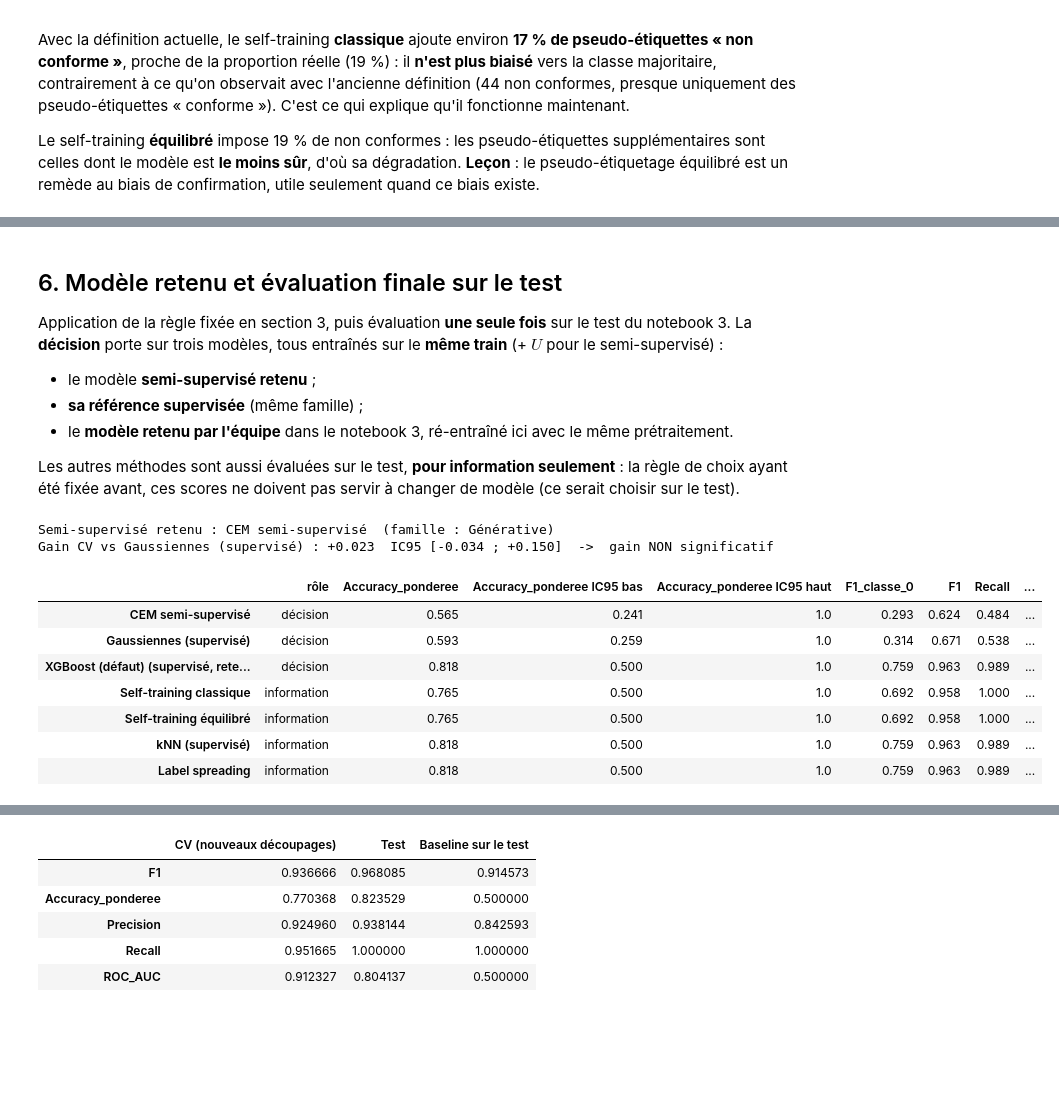
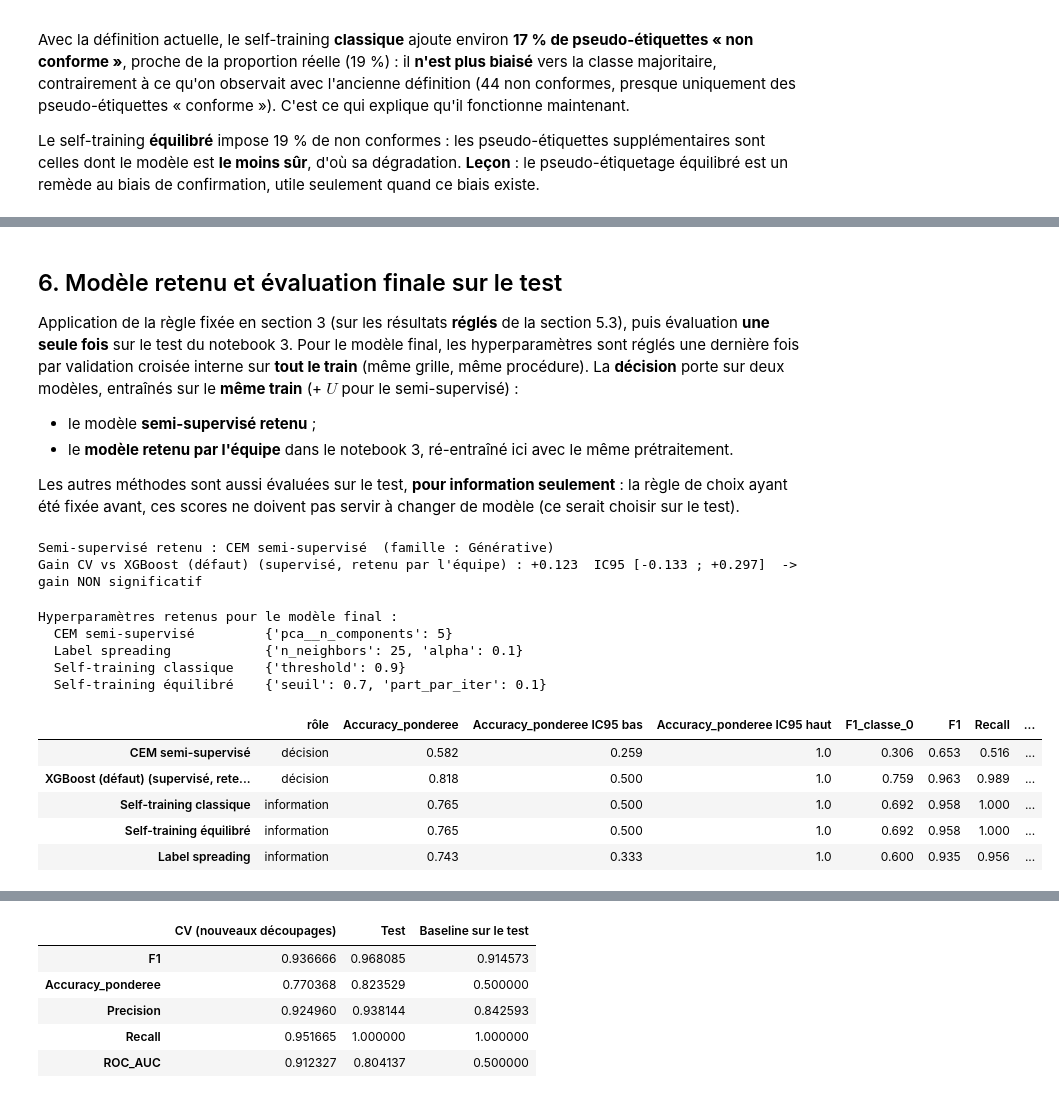
Before and after one commit to marilynehu25/Soudure-d-acier, a Jupyter notebook: 2. Analyses/6. Apprentissage semi-supervisé charpy.ipynb, the cells around one changed output, grey strips where cells are left out. Saved outputs shown, nothing was run; the diff lists cells and outputs as text; code cells hidden in the pictures; blank space fills up the shorter version.

```diff
--- a/2. Analyses/6. Apprentissage semi-supervisé charpy.ipynb
+++ b/2. Analyses/6. Apprentissage semi-supervisé charpy.ipynb
@@ -71,9 +73,10 @@ df = pd.read_csv(P_DONNEES / "02_intermediate" / "welddb_processed_vf.csv", sep=
 corresp = pd.read_csv(P_DONNEES / "02_intermediate" / "correspondance_between_names_units_vf.csv", sep=";")
 TARGETS = corresp.loc[corresp["Role"] == "Quality indicator", "Feature"].tolist()
 
+COLONNES_A_RETIRER = TARGETS + ["Charpy temperature", "Charpy impact toughness"]
 jeux = ssl.preparer_jeux(df, masque_etiquete=df[CIBLE].notna(),
                          chemin_split=P_REF / "split_train_test.csv", col_cible="cible",
-                         colonnes_a_retirer=TARGETS + ["Charpy temperature", "Charpy impact toughness"])
+                         colonnes_a_retirer=COLONNES_A_RETIRER)
 
 y_tr = jeux["y_lab"].iloc[jeux["train_idx"]]
 y_te = jeux["y_lab"].iloc[jeux["test_idx"]]
@@ -322,0 +346,14 @@ Le self-training **équilibré** impose 19 % de non conformes : les pseudo-étiq
+# %%
+preds_n, choix_n = ssl.evaluer_ssl_cv_imbrique(jeux, methodes, n_folds=N_FOLDS, n_inner=3,
+                                               metrique=METRIQUE, random_state=RANDOM_STATE)
+scores_n = ssl.scores_regroupes(preds_n).xs(1.0, level="fraction")
+comparaison = pd.DataFrame({
+    "sans réglage (section 5)": s100[METRIQUE],
+    "réglé (CV imbriquée)": scores_n[METRIQUE],
+})
+comparaison["effet du réglage"] = comparaison["réglé (CV imbriquée)"] - comparaison["sans réglage (section 5)"]
+ic_n = {m: ssl.ic_bootstrap(preds_n[preds_n["methode"] == m], METRIQUE, N_BOOT) for m in scores_n.index}
+comparaison["IC95 réglé"] = [f"[{ic_n[m][0]:.2f} ; {ic_n[m][1]:.2f}]" for m in comparaison.index]
+comparaison["F1_classe_0 réglé"] = scores_n["F1_classe_0"]
+print("Accuracy pondérée en validation croisée (100 % des étiquettes)")
+comparaison.round(3)
@@ -323,40 +420,52 @@ Le self-training **équilibré** impose 19 % de non conformes : les pseudo-étiq
 # %% [markdown]
 ## 6. Modèle retenu et évaluation finale sur le test
 
-Application de la règle fixée en section 3, puis évaluation **une seule fois** sur le test du notebook 3. La **décision** porte sur trois modèles, tous entraînés sur le **même train** (+ $U$ pour le semi-supervisé) :
+Application de la règle fixée en section 3 (sur les résultats **réglés** de la section 5.3), puis évaluation **une seule fois** sur le test du notebook 3. Pour le modèle final, les hyperparamètres sont réglés une dernière fois par validation croisée interne sur **tout le train** (même grille, même procédure). La **décision** porte sur deux modèles, entraînés sur le **même train** (+ $U$ pour le semi-supervisé) :
 - le modèle **semi-supervisé retenu** ;
-- **sa référence supervisée** (même famille) ;
 - le **modèle retenu par l'équipe** dans le notebook 3, ré-entraîné ici avec le même prétraitement.
 
 Les autres méthodes sont aussi évaluées sur le test, **pour information seulement** : la règle de choix ayant été fixée avant, ces scores ne doivent pas servir à changer de modèle (ce serait choisir sur le test).
 # %%
 semi = [p[2] for p in paires]
-NOM_RETENU = s100.loc[semi, METRIQUE].idxmax()
-famille, NOM_SUP_RETENU, _ = next(p for p in paires if p[2] == NOM_RETENU)
-g_ret = gains[(gains["semi-supervisé"] == NOM_RETENU) & (gains["fraction"] == 1.0)].iloc[0]
+NOM_RETENU = scores_n.loc[semi, METRIQUE].idxmax()
+famille = next(p[0] for p in paires if p[2] == NOM_RETENU)
+g_ret = gains_n[gains_n["semi-supervisé"] == NOM_RETENU].iloc[0]
 UTILE = bool(g_ret["IC95_bas"] > 0)
 print(f"Semi-supervisé retenu : {NOM_RETENU}  (famille : {famille})")
-print(f"Gain CV vs {NOM_SUP_RETENU} : {g_ret['gain']:+.3f}  IC95 [{g_ret['IC95_bas']:+.3f} ; {g_ret['IC95_haut']:+.3f}]"
+print(f"Gain CV vs {NOM_REF_LONG} : {g_ret['gain']:+.3f}  IC95 [{g_ret['IC95_bas']:+.3f} ; {g_ret['IC95_haut']:+.3f}]"
       f"  ->  {'gain significatif' if UTILE else 'gain NON significatif'}")
 # %% [output]
 Semi-supervisé retenu : CEM semi-supervisé  (famille : Générative)
-Gain CV vs Gaussiennes (supervisé) : +0.023  IC95 [-0.034 ; +0.150]  ->  gain NON significatif
+Gain CV vs XGBoost (défaut) (supervisé, retenu par l'équipe) : +0.123  IC95 [-0.133 ; +0.297]  ->  gain NON significatif
 # %%
-NOMS_TEST = list(dict.fromkeys([NOM_RETENU, NOM_SUP_RETENU, NOM_REF_LONG]))
+# Réglage final sur tout le train (validation croisée interne), puis test une seule fois
+X_S_tout = jeux["X_lab"].iloc[jeux["train_idx"]]
+meilleurs_final, reglage_final = ssl.regler_hyperparametres(
+    X_S_tout, y_tr, jeux["g_lab"].iloc[jeux["train_idx"]], jeux["X_unl"], jeux["g_unl"],
+    methodes, n_inner=3, metrique=METRIQUE, random_state=RANDOM_STATE)
+methodes_finales = ssl.methodes_reglees(methodes, meilleurs_final)
+print("Hyperparamètres retenus pour le modèle final :")
+for nom, cfg in meilleurs_final.items():
+    print(f"  {nom:26s} {cfg}")
+
+NOMS_TEST = [NOM_RETENU, NOM_REF_LONG]
 NOMS_INFO = [n for n in methodes if n not in NOMS_TEST]
-recap_test, preds_test, modeles_test, prep_test = ssl.evaluation_test(jeux, methodes, NOMS_TEST + NOMS_INFO, n_boot=N_BOOT)
+recap_test, preds_test, modeles_test, prep_test = ssl.evaluation_test(jeux, methodes_finales, NOMS_TEST + NOMS_INFO, n_boot=N_BOOT)
 recap_test["rôle"] = ["décision" if n in NOMS_TEST else "information" for n in recap_test.index]
 recap_test[["rôle", "Accuracy_ponderee", "Accuracy_ponderee IC95 bas", "Accuracy_ponderee IC95 haut",
             "F1_classe_0", "F1", "Recall", "ROC_AUC"]].round(3)
 # %% [output]
+Hyperparamètres retenus pour le modèle final :
+  CEM semi-supervisé         {'pca__n_components': 5}
+  Label spreading            {'n_neighbors': 25, 'alpha': 0.1}
+  Self-training classique    {'threshold': 0.9}
+  Self-training équilibré    {'seuil': 0.7, 'part_par_iter': 0.1}
 |  | rôle | Accuracy_ponderee | Accuracy_ponderee IC95 bas | Accuracy_ponderee IC95 haut | F1_classe_0 | F1 | Recall | ... |
-| CEM semi-supervisé | décision | 0.565 | 0.241 | 1.0 | 0.293 | 0.624 | 0.484 | ... |
-| Gaussiennes (supervisé) | décision | 0.593 | 0.259 | 1.0 | 0.314 | 0.671 | 0.538 | ... |
+| CEM semi-supervisé | décision | 0.582 | 0.259 | 1.0 | 0.306 | 0.653 | 0.516 | ... |
 | XGBoost (défaut) (supervisé, rete... | décision | 0.818 | 0.500 | 1.0 | 0.759 | 0.963 | 0.989 | ... |
 | Self-training classique | information | 0.765 | 0.500 | 1.0 | 0.692 | 0.958 | 1.000 | ... |
 | Self-training équilibré | information | 0.765 | 0.500 | 1.0 | 0.692 | 0.958 | 1.000 | ... |
-| kNN (supervisé) | information | 0.818 | 0.500 | 1.0 | 0.759 | 0.963 | 0.989 | ... |
-| Label spreading | information | 0.818 | 0.500 | 1.0 | 0.759 | 0.963 | 0.989 | ... |
+| Label spreading | information | 0.743 | 0.333 | 1.0 | 0.600 | 0.935 | 0.956 | ... |
 # %%
 fig, axes = plt.subplots(1, len(NOMS_TEST), figsize=(4.5 * len(NOMS_TEST), 4))
 for ax, nom in zip(np.atleast_1d(axes), NOMS_TEST):
```
Also changed, not shown: parts of 25 cells of this notebook, 19 other files.
